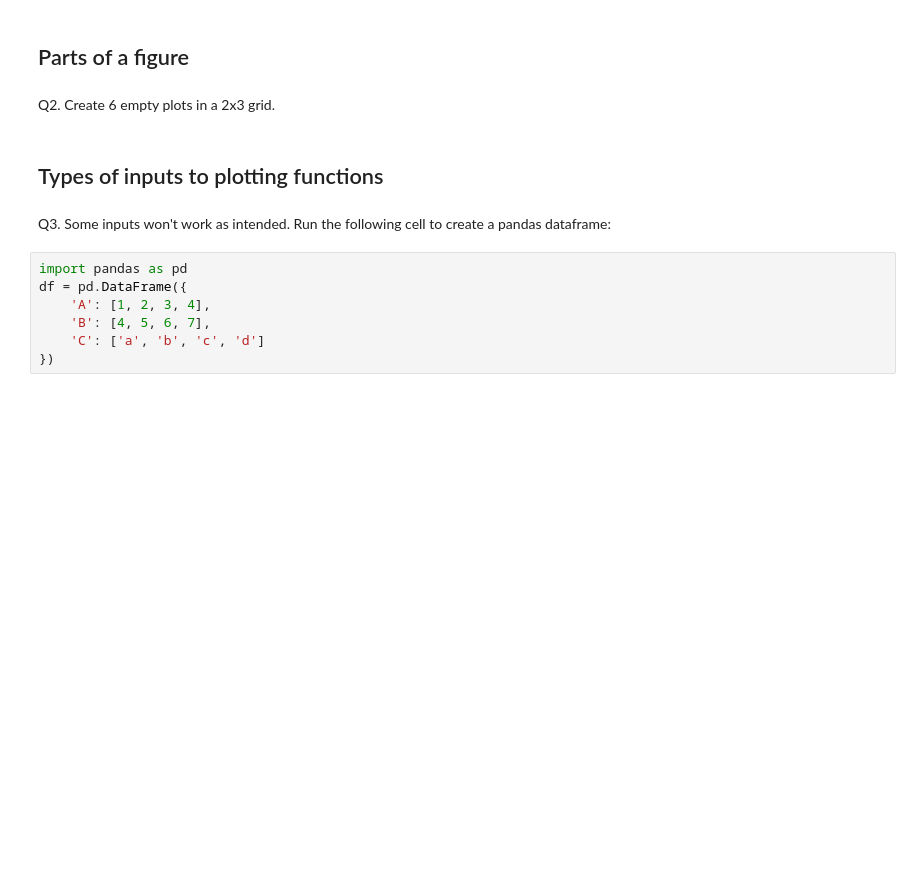
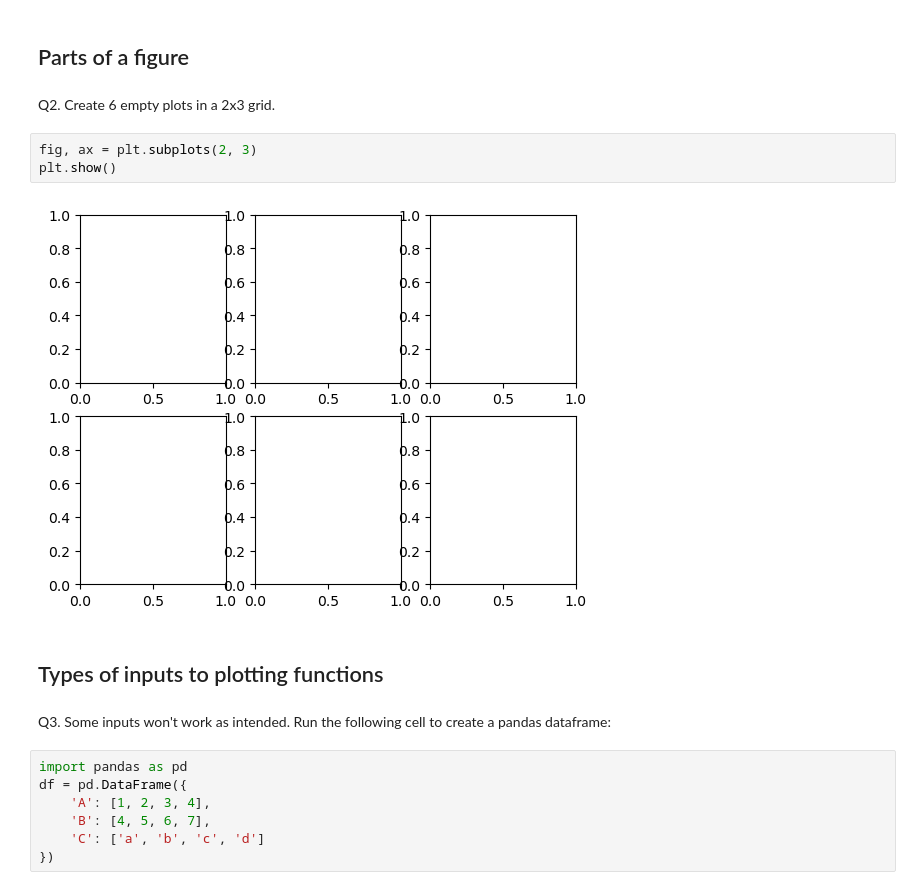
Before and after one commit to lakillo/my-isc-work, a Jupyter notebook: python-data/exercises/ex05_matplotlib.ipynb, the cells around one changed output. Cells and saved outputs as stored; diff of their text form; blank space fills up the shorter version.

```diff
--- a/python-data/exercises/ex05_matplotlib.ipynb
+++ b/python-data/exercises/ex05_matplotlib.ipynb
@@ -22,6 +35,11 @@ Q1. Let's create some sample data to plot. Create an array called `xaxis` with t
 ## Parts of a figure
 # %% [markdown]
 Q2. Create 6 empty plots in a 2x3 grid.
+# %%
+fig, ax = plt.subplots(2, 3)
+plt.show()
+# %% [output]
+[figure, added]
 # %% [markdown]
 ## Types of inputs to plotting functions
 # %% [markdown]
```
Also changed, not shown: parts of 7 cells of this notebook, 1 other file.
